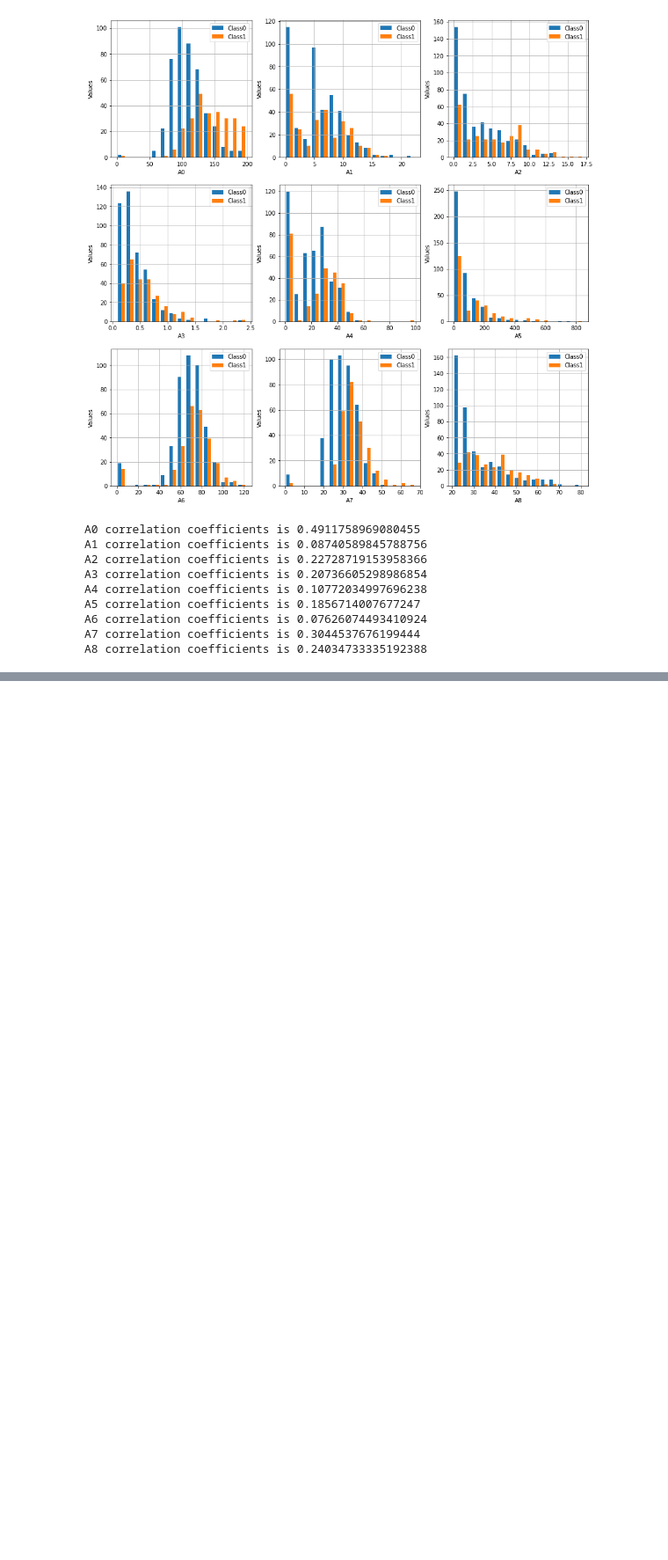
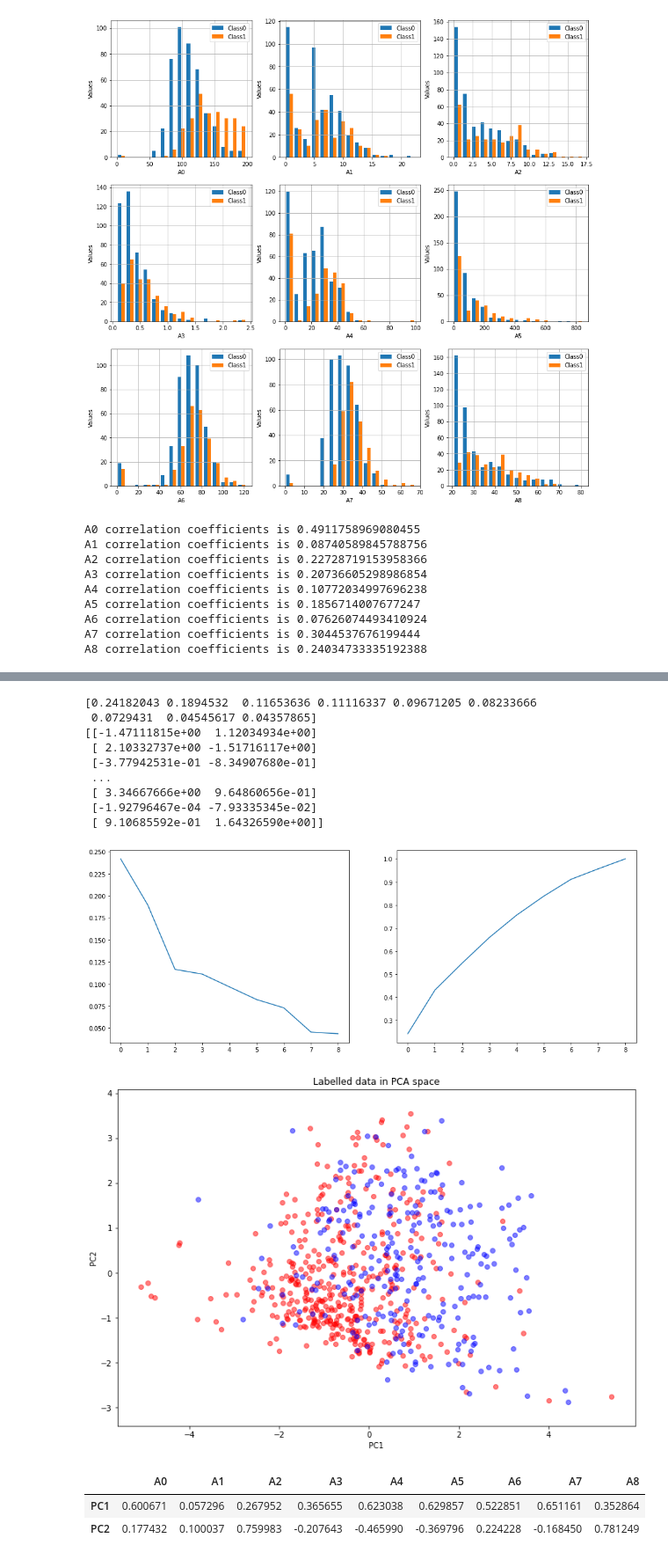
Before and after one commit to MrTooOldDriver/UoE-IAML-Coursework, a Jupyter notebook: Coursework2/coursework2.ipynb, the cells around one changed output, grey strips where cells are left out. Shown: that part at 88% size. Cells and saved outputs as stored; diff of their text form; code cells hidden in the pictures; blank space fills up the shorter version.

```diff
--- a/Coursework2/coursework2.ipynb
+++ b/Coursework2/coursework2.ipynb
@@ -72,0 +162,68 @@ A8 correlation coefficients is 0.24034733335192388
+# %%
+#1.6
+from sklearn.preprocessing import StandardScaler
+scaler = StandardScaler().fit(Xtrn)
+Xtrn_s = scaler.transform(Xtrn)
+Xtst_s = scaler.transform(Xtst)
+
+pca = PCA().fit(Xtrn_s)
+explained_ratio = pca.explained_variance_ratio_
+print(explained_ratio)
+fig, ax = plt.subplots(1,2, figsize = (16,6))
+#TODO check graph type
+ax[0].plot(explained_ratio)
+# ax[0].xlabel('number of components')
+# ax[0].ylabel('cumulative explained variance')
+
+ax[1].plot(np.cumsum(explained_ratio)/ np.sum(explained_ratio))
+
+pca_2d = PCA(n_components=2).fit_transform(Xtrn_s)
+print(pca_2d)
+pca_2d_class0 = []
+pca_2d_class1 = []
+for i in range(len(pca_2d)):
+    if Ytrn[i] == 0:
+        pca_2d_class0.append(pca_2d[i])
+    elif Ytrn[i] == 1:
+        pca_2d_class1.append(pca_2d[i])
+    else:
+        print("Unexpected class {0}".format(Ytrn[i]))
+
+plt.figure(figsize=(12,8))
+plt.scatter(x=[point[0] for point in pca_2d_class0], y=[point[1] for point in pca_2d_class0], c='red', alpha=0.5)
+plt.scatter(x=[point[0] for point in pca_2d_class1], y=[point[1] for point in pca_2d_class1], c='blue', alpha=0.5)
+plt.axis('equal')
+plt.title('Labelled data in PCA space')
+plt.xlabel('PC1')
+plt.ylabel('PC2')
+top_plot = plt.gca()
+plt.show()
+
+
+pc1 = [point[0] for point in pca_2d]
+pc2 = [point[1] for point in pca_2d]
+pc1_r = []
+pc2_r = []
+labels = []
+for i in range(len(Xtrn[0])):
+    x_ith_feature_array = [elem[i] for elem in Xtrn]
+    pc1_r.append(scipy.stats.pearsonr(x_ith_feature_array, pc1)[0])
+    pc2_r.append(scipy.stats.pearsonr(x_ith_feature_array, pc2)[0])
+    labels.append('A{0}'.format(i))
+pca_correlation_coefficient = pd.DataFrame(data=[pc1_r,pc2_r], columns=labels, index=['PC1', 'PC2'])
+pca_correlation_coefficient
+# %% [output]
+[0.24182043 0.1894532  0.11653636 0.11116337 0.09671205 0.08233666
+ 0.0729431  0.04545617 0.04357865]
+[[-1.47111815e+00  1.12034934e+00]
+ [ 2.10332737e+00 -1.51716117e+00]
+ [-3.77942531e-01 -8.34907680e-01]
+ ...
+ [ 3.34667666e+00  9.64860656e-01]
+ [-1.92796467e-04 -7.93335345e-02]
+ [ 9.10685592e-01  1.64326590e+00]]
+[figure, added]
+[figure, added]
+|  | A0 | A1 | A2 | A3 | A4 | A5 | A6 | A7 | A8 |
+| PC1 | 0.600671 | 0.057296 | 0.267952 | 0.365655 | 0.623038 | 0.629857 | 0.522851 | 0.651161 | 0.352864 |
+| PC2 | 0.177432 | 0.100037 | 0.759983 | -0.207643 | -0.465990 | -0.369796 | 0.224228 | -0.168450 | 0.781249 |
```
Also changed, not shown: parts of 4 cells of this notebook.
